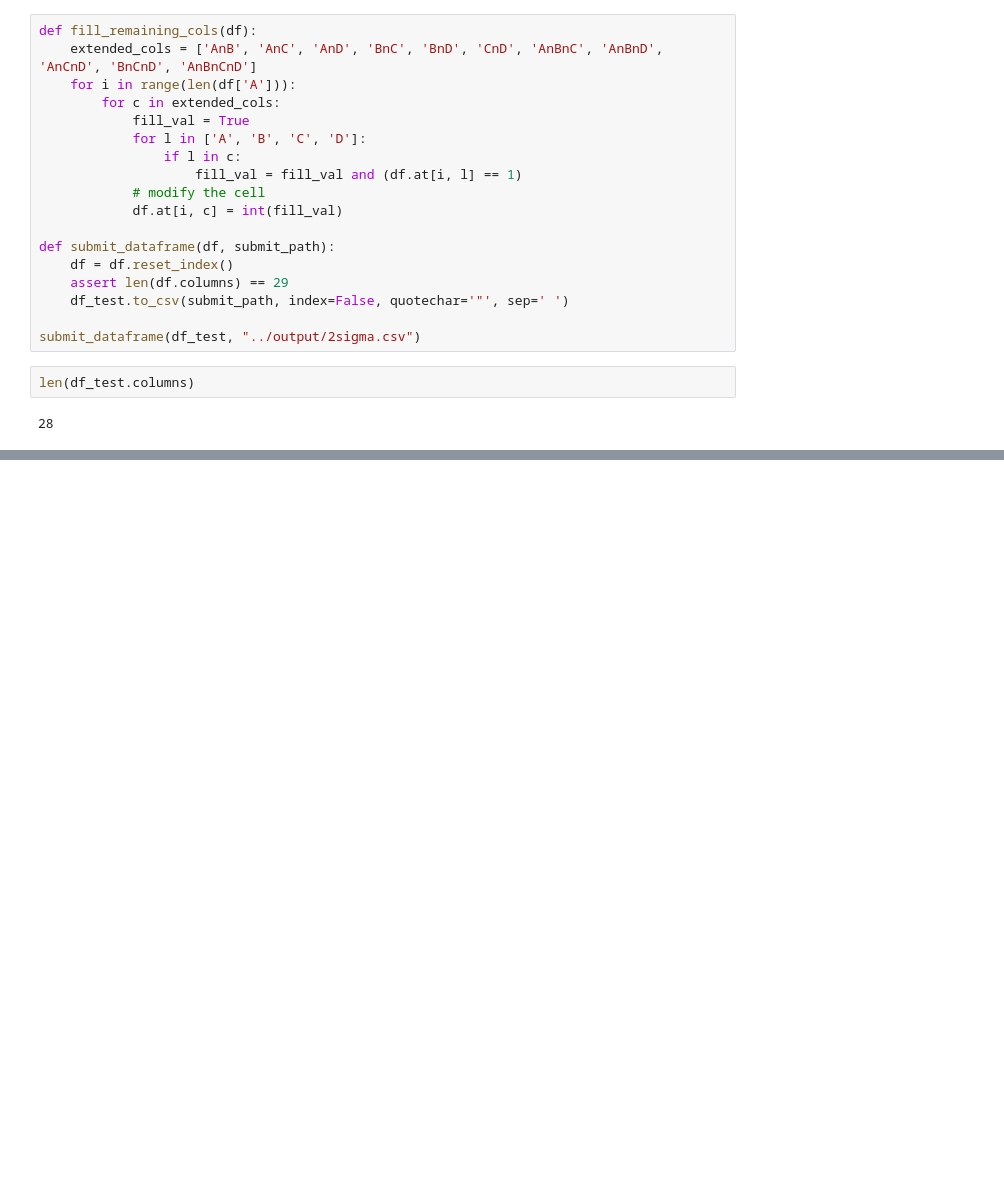
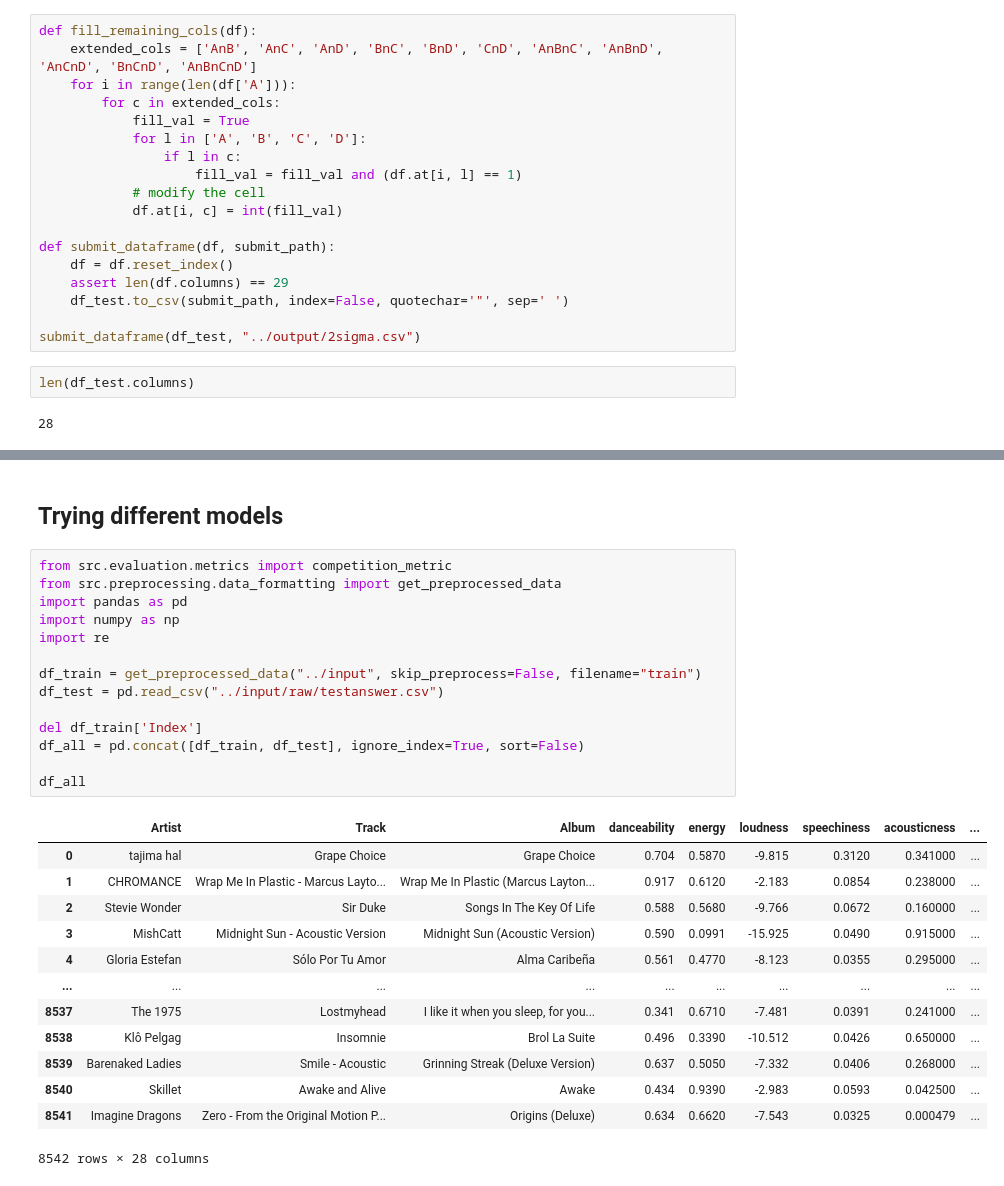
Before and after one commit to marcusGH/icl-stats-data-science-challenge, a Jupyter notebook: notebooks/marcus_notebook.ipynb, the cells around one changed output, grey strips where cells are left out. Cells and saved outputs as stored; diff of their text form; blank space fills up the shorter version.

```diff
--- a/notebooks/marcus_notebook.ipynb
+++ b/notebooks/marcus_notebook.ipynb
@@ -174,0 +269,30 @@ len(df_test.columns)
+# %% [markdown]
+## Trying different models
+# %%
+from src.evaluation.metrics import competition_metric
+from src.preprocessing.data_formatting import get_preprocessed_data
+import pandas as pd
+import numpy as np
+import re
+
+df_train = get_preprocessed_data("../input", skip_preprocess=False, filename="train")
+df_test = pd.read_csv("../input/raw/testanswer.csv")
+
+del df_train['Index']
+df_all = pd.concat([df_train, df_test], ignore_index=True, sort=False)
+
+df_all
+# %% [output]
+|  | Artist | Track | Album | danceability | energy | loudness | speechiness | acousticness | ... |
+| 0 | tajima hal | Grape Choice | Grape Choice | 0.704 | 0.5870 | -9.815 | 0.3120 | 0.341000 | ... |
+| 1 | CHROMANCE | Wrap Me In Plastic - Marcus Layto... | Wrap Me In Plastic (Marcus Layton... | 0.917 | 0.6120 | -2.183 | 0.0854 | 0.238000 | ... |
+| 2 | Stevie Wonder | Sir Duke | Songs In The Key Of Life | 0.588 | 0.5680 | -9.766 | 0.0672 | 0.160000 | ... |
+| 3 | MishCatt | Midnight Sun - Acoustic Version | Midnight Sun (Acoustic Version) | 0.590 | 0.0991 | -15.925 | 0.0490 | 0.915000 | ... |
+| 4 | Gloria Estefan | Sólo Por Tu Amor | Alma Caribeña | 0.561 | 0.4770 | -8.123 | 0.0355 | 0.295000 | ... |
+| ... | ... | ... | ... | ... | ... | ... | ... | ... | ... |
+| 8537 | The 1975 | Lostmyhead | I like it when you sleep, for you... | 0.341 | 0.6710 | -7.481 | 0.0391 | 0.241000 | ... |
+| 8538 | Klô Pelgag | Insomnie | Brol La Suite | 0.496 | 0.3390 | -10.512 | 0.0426 | 0.650000 | ... |
+| 8539 | Barenaked Ladies | Smile - Acoustic | Grinning Streak (Deluxe Version) | 0.637 | 0.5050 | -7.332 | 0.0406 | 0.268000 | ... |
+| 8540 | Skillet | Awake and Alive | Awake | 0.434 | 0.9390 | -2.983 | 0.0593 | 0.042500 | ... |
+| 8541 | Imagine Dragons | Zero - From the Original Motion P... | Origins (Deluxe) | 0.634 | 0.6620 | -7.543 | 0.0325 | 0.000479 | ... |
+8542 rows × 28 columns
```
Also changed, not shown: parts of 13 cells of this notebook, 3 other files.
